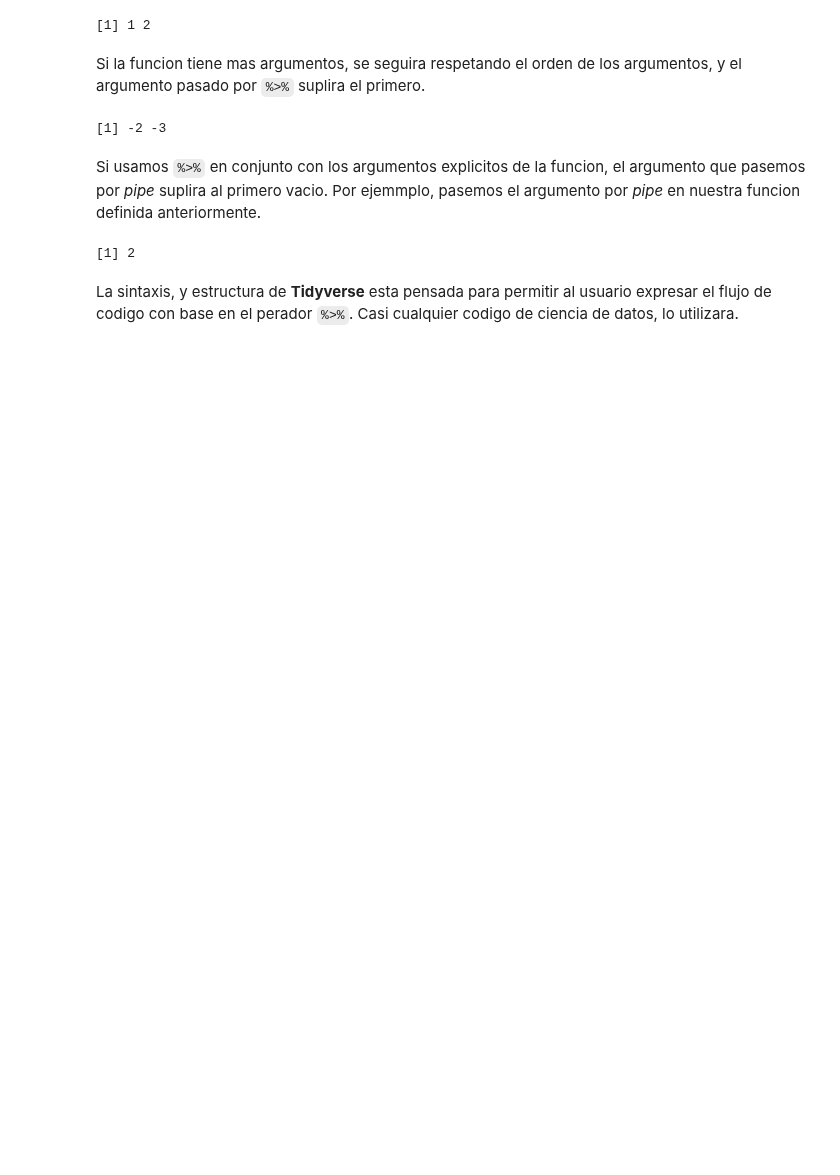
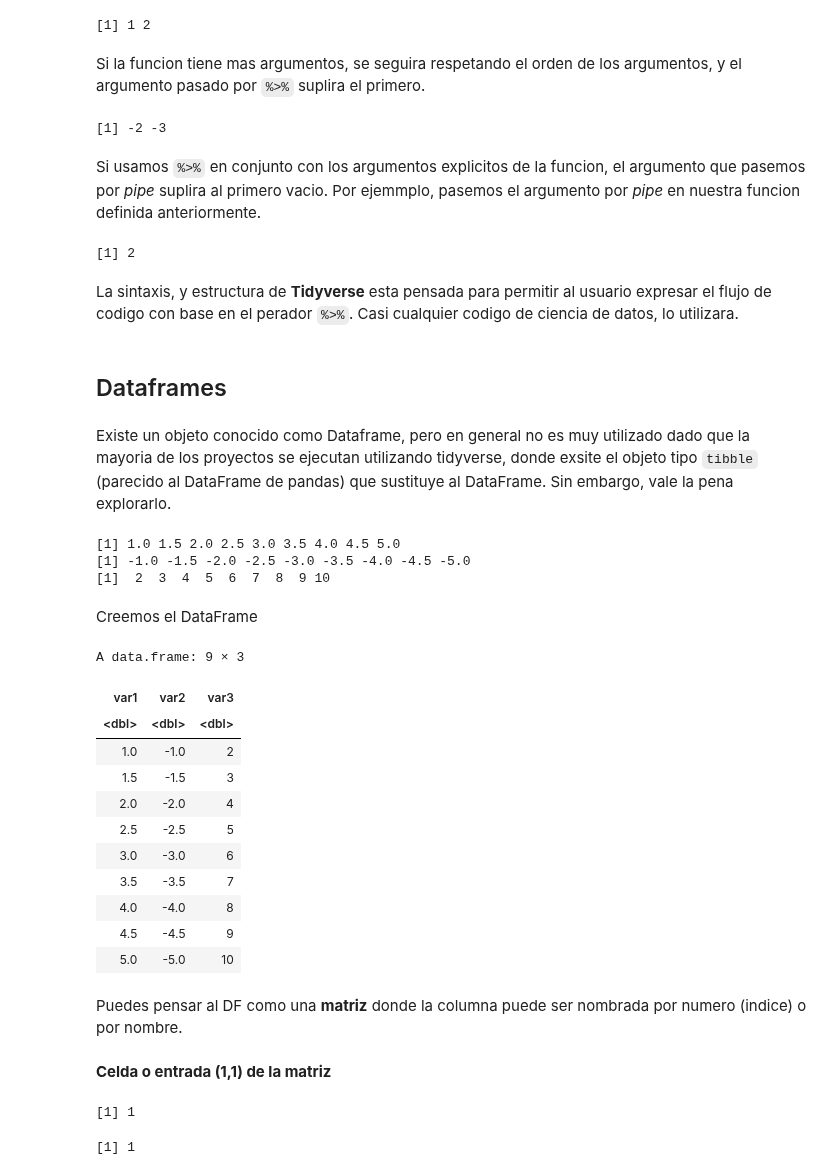
Before and after one commit to IEXE-Tec/computo-datos-masivos, a Jupyter notebook: 06_R_Sagemaker.ipynb, the cells around one changed output. Cells and saved outputs as stored; diff of their text form; code cells hidden in the pictures; blank space fills up the shorter version.

```diff
--- a/06_R_Sagemaker.ipynb
+++ b/06_R_Sagemaker.ipynb
@@ -512,3 +535,48 @@ z
 [1] 2
 # %% [markdown]
 La sintaxis, y estructura de **Tidyverse** esta pensada para permitir al usuario expresar el flujo de codigo con base en el perador `%>%`. Casi cualquier codigo de ciencia de datos, lo utilizara.
+# %% [markdown]
+## Dataframes
+# %% [markdown]
+Existe un objeto conocido como Dataframe, pero en general no es muy utilizado dado que la mayoria de los proyectos se ejecutan utilizando tidyverse, donde exsite el objeto tipo `tibble` (parecido al DataFrame de pandas) que sustituye al DataFrame. Sin embargo, vale la pena explorarlo.
+# %%
+x <- seq(1,5, .5)
+y <- -x
+z <- x*2
+print(x)
+print(y)
+print(z)
+# %% [output]
+[1] 1.0 1.5 2.0 2.5 3.0 3.5 4.0 4.5 5.0
+[1] -1.0 -1.5 -2.0 -2.5 -3.0 -3.5 -4.0 -4.5 -5.0
+[1]  2  3  4  5  6  7  8  9 10
+# %% [markdown]
+Creemos el DataFrame
+# %%
+df <- data.frame(var1=x, var2=y, var3=z)
+df
+# %% [output]
+A data.frame: 9 × 3
+| var1 | var2 | var3 |
+| <dbl> | <dbl> | <dbl> |
+| 1.0 | -1.0 | 2 |
+| 1.5 | -1.5 | 3 |
+| 2.0 | -2.0 | 4 |
+| 2.5 | -2.5 | 5 |
+| 3.0 | -3.0 | 6 |
+| 3.5 | -3.5 | 7 |
+| 4.0 | -4.0 | 8 |
+| 4.5 | -4.5 | 9 |
+| 5.0 | -5.0 | 10 |
+# %% [markdown]
+Puedes pensar al DF como una **matriz** donde la columna puede ser nombrada por numero (indice) o por nombre.
+# %% [markdown]
+**Celda o entrada (1,1) de la matriz**
+# %%
+df[1,1]
+# %% [output]
+[1] 1
+# %%
+df[1,'var1']
+# %% [output]
+[1] 1
```
Also changed, not shown: parts of 25 cells of this notebook.
